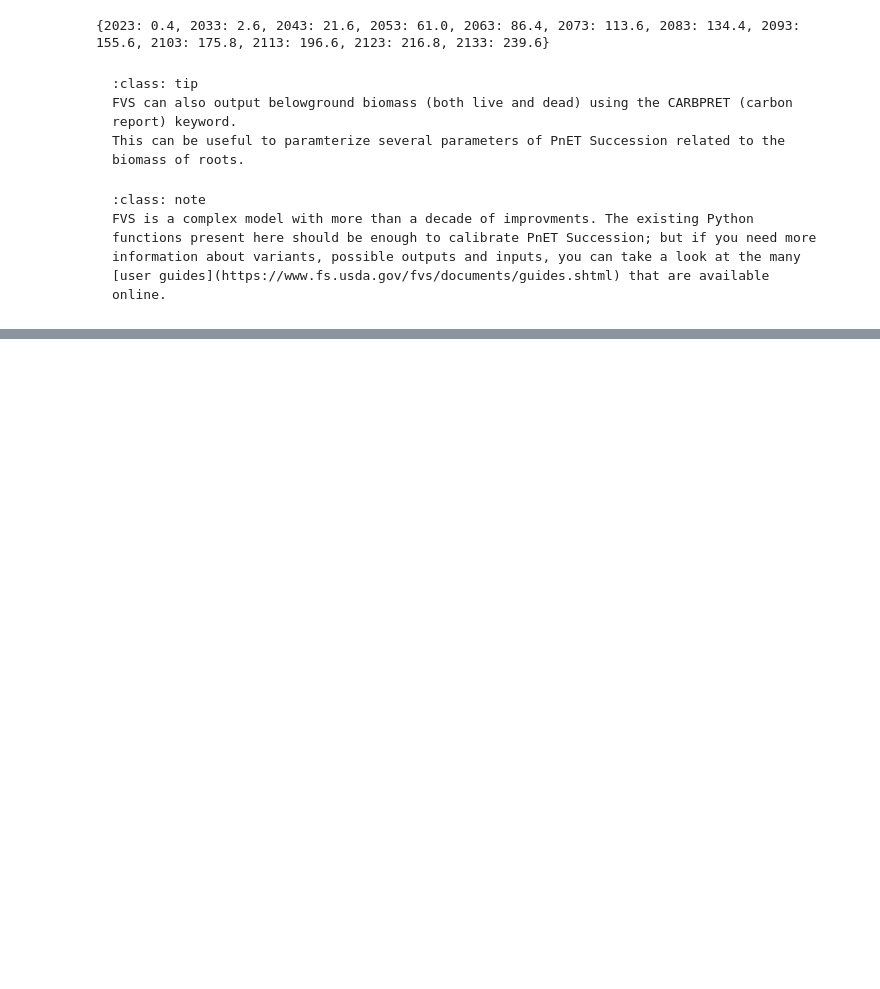
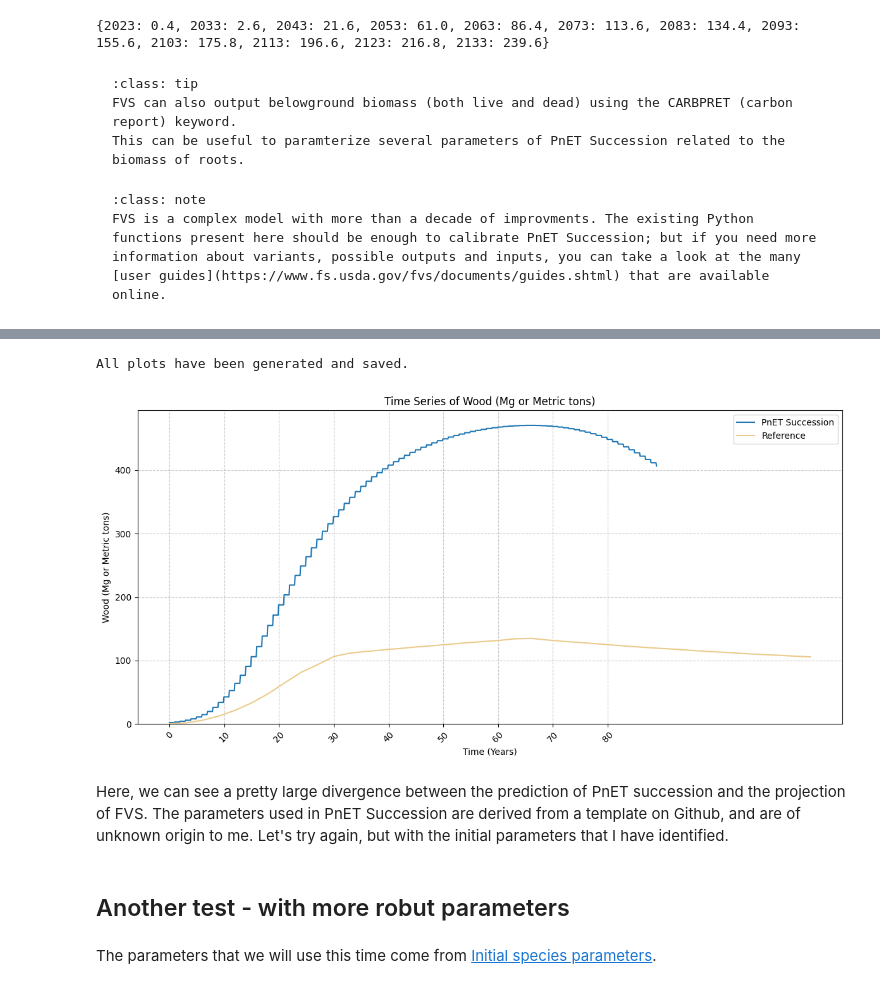
Before and after one commit to Klemet/Calibration_PnET_DIVERSE, a Jupyter notebook: calibrationJupyterBook/_build/jupyter_execute/StartingCalibrationTest/5.Obtaining_Growth_data_from_FVS.ipynb, the cells around one changed output, grey strips where cells are left out. Saved outputs shown, nothing was run; the diff lists cells and outputs as text; code cells hidden in the pictures; blank space fills up the shorter version.

Commit message:
New simulation test with FVS - Monoculture of Abies Balsamea

```diff
--- a/calibrationJupyterBook/_build/jupyter_execute/StartingCalibrationTest/5.Obtaining_Growth_data_from_FVS.ipynb
+++ b/calibrationJupyterBook/_build/jupyter_execute/StartingCalibrationTest/5.Obtaining_Growth_data_from_FVS.ipynb
@@ -99,0 +105,13 @@ FVS is a complex model with more than a decade of improvments. The existing Pyth
+# %%
+# Loading parameters and launching a simple PnET sim
+from functionsForCalibration import *
+# Loading parameters from template
+PnETGitHub_OneCellSim = parse_All_LANDIS_PnET_Files(r"./SimulationFiles/PnETGitHub_OneCellSim")
+# Editing initial communities to only have single cohort of Pinus banksiana
+del PnETGitHub_OneCellSim["initial-communities.txt"]["querrubr"]
+PnETGitHub_OneCellSim["initial-communities.txt"]["pinubank"] = '1'
+# print(PnETGitHub_OneCellSim["initial-communities.txt"])
+# Editing cell length so that one cell = 1ha
+PnETGitHub_OneCellSim["scenario.txt"]["CellLength"] = 100
+# Putting duration to 120 years
+PnETGitHub_OneCellSim["scenario.txt"]["Duration"] = 120
@@ -99,0 +174,16 @@ FVS is a complex model with more than a decade of improvments. The existing Pyth
+# %%
+# Running FVS simulation with pinus banksiana
+jackPine_HighSiteIndex = FVS_on_simulationOnSingleEmptyStand(Latitude = 42.73361, # Capital of michigan, to approximate where the parameters of this PnET sample scenario were made
+                                    Longitude = -84.55556, # Capital of michigan, to approximate where the parameters of this PnET sample scenario were made
+                                    Slope = 0, # We want ideal/neutral conditions, so no slope
+                                    Elevation = 0, # We want ideal/neutral conditions, so no elevation
+                                    treeSpeciesCode = "PJ", # Jack Pine, pinus banksiana. All codes are available at https://github.com/USDAForestService/ForestVegetationSimulator/blob/5c29887e4168fd8182c1b2bad762f900b7d7e90c/canada/on/grinit.f#L43
+                                    numberOfTrees = 2471, # To replicate stocking density from  https://cdnsciencepub.com/doi/10.1139/cjfr-2024-0085, supp. mat. A
+                                    siteIndex = 70, # High site index for the Jack Pine. See https://www.fs.usda.gov/nrs/pubs/gtr/gtr_nc128.pdf
+                                    variant = "FVSon",
+                                    timestep = 3,
+                                    numberOfTimesteps = 40,
+                                    folderForFiles = "/calibrationFolder/FVS_SingleEmptyStandRun",
+                                    clearFiles = False)
+
+print(jackPine_HighSiteIndex)
@@ -99,0 +196,25 @@ FVS is a complex model with more than a decade of improvments. The existing Pyth
+# %%
+# Ploting the outputs from PnET and FVS together
+# We re-format the time entries of the FVS dictionnary so that years are expressed in absoluted (from 0 to 120)
+initialKeys = list(jackPine_HighSiteIndex.keys())
+# print(initialKeys)
+if initialKeys[0] != 0:
+    for key in initialKeys:
+        jackPine_HighSiteIndex[key - 2023] = jackPine_HighSiteIndex[key]
+        del jackPine_HighSiteIndex[key]
+
+plot_TimeSeries_CSV_PnETSitesOutputs(list(result_sitesCSV.values())[0],
+                                     referenceDict = {"Wood(gDW)":{"Time":list(jackPine_HighSiteIndex.keys()), "Values":list(jackPine_HighSiteIndex.values())}},
+                                     columnToPlotSelector = ["Wood(gDW)"],
+                                     trueTime = False,
+                                     realBiomass = True,
+                                     cellLength = int(PnETGitHub_OneCellSim["scenario.txt"]["CellLength"]))
+# %% [output]
+All plots have been generated and saved.
+[figure, added]
+# %% [markdown]
+Here, we can see a pretty large divergence between the prediction of PnET succession and the projection of FVS. The parameters used in PnET Succession are derived from a template on Github, and are of unknown origin to me. Let's try again, but with the initial parameters that I have identified.
+# %% [markdown]
+## Another test - with more robut parameters
+# %% [markdown]
+The parameters that we will use this time come from [Initial species parameters](./3.Initial_Species_Parameters.ipynb).
```
Also changed, not shown: parts of 8 cells of this notebook, 35 other files.
